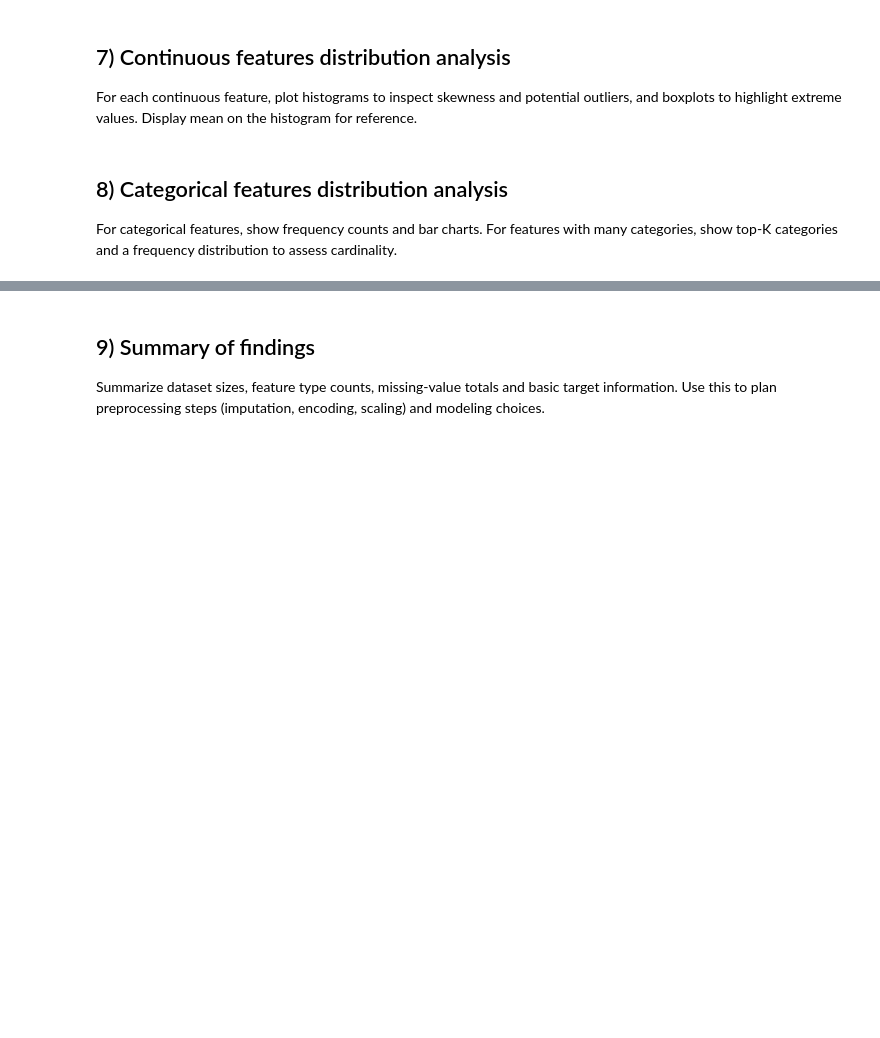
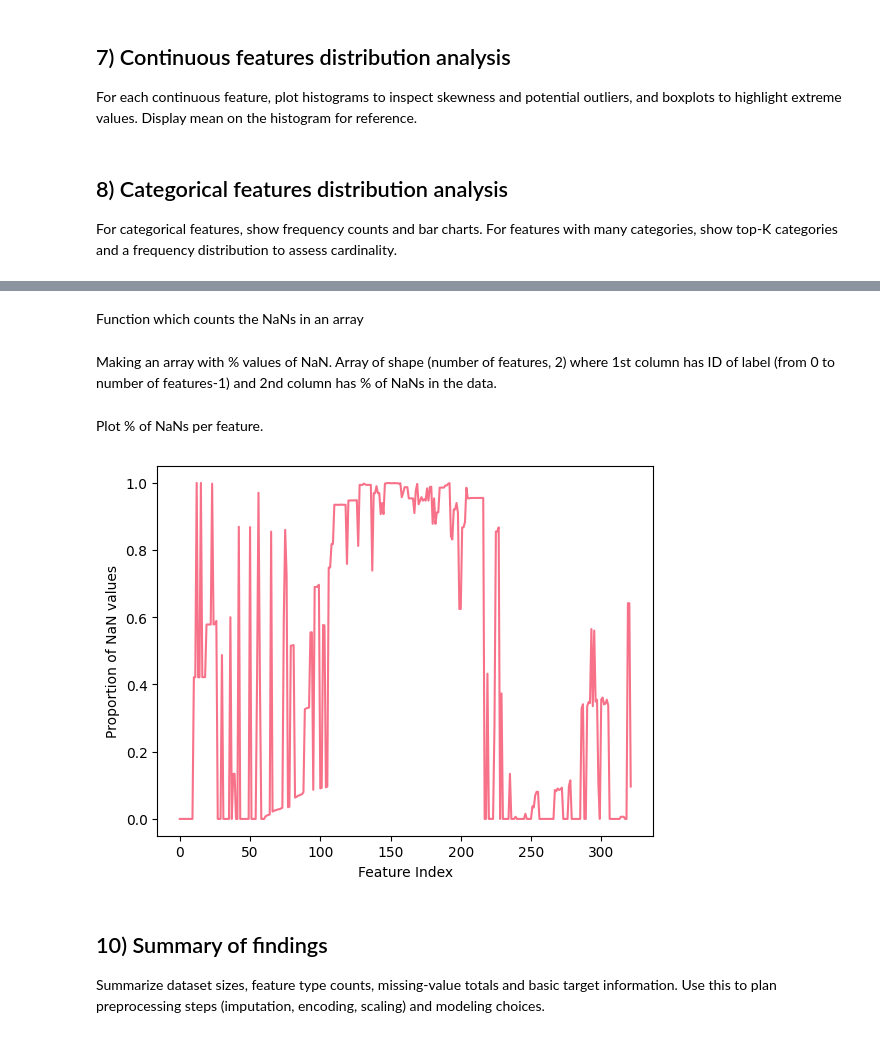
Before and after one commit to Lluc24/CardioRisk, a Jupyter notebook: data_cleaning.ipynb, the cells around one changed output, grey strips where cells are left out. Drawn from its saved outputs; the diff is of its cells as text; code cells hidden in the pictures; blank space fills up the shorter version.

```diff
--- a/data_cleaning.ipynb
+++ b/data_cleaning.ipynb
@@ -75,0 +92,4 @@ y_train DataFrame:
+# %%
+# define sample to be taken for analysis
+row_n_start=0
+row_n_final=15000
@@ -75,0 +98,5 @@ y_train DataFrame:
+# %%
+# make numpy sub_arrays
+x_train_sample=x_train[row_n_start:row_n_final,:]
+x_test_sample=x_test[row_n_start:row_n_final,:]
+y_train_sample=y_train[row_n_start:row_n_final,:]
@@ -320,5 +356,39 @@ else:
+# %% [markdown]
+Function which counts the NaNs in an array
+# %%
+def how_many_nans(array):
+
+    nan_present=np.isnan(array)
+    nan_number=np.sum(nan_present)
+
+    return nan_number
+# %% [markdown]
+Making an array with % values of NaN. Array of shape (number of features, 2) where 1st column has ID of label (from 0 to number of features-1) and 2nd column has % of NaNs in the data.
+# %%
+# making an ID array
+info_arr=np.zeros((x_train.shape[1],2))
+
+# add label IDs
+for i in range(x_train.shape[1]):
+    info_arr[i][0]=i
+
+
+# Function which counts the NaNs in an array
+for i in range(x_train_sample.shape[1]):
+    array1=x_train_sample[:,i]
+    nn=how_many_nans(array1)
+    info_arr[i][1]=(nn/x_train_sample.shape[0])
+# %% [markdown]
+Plot % of NaNs per feature.
+# %%
+plt.plot(info_arr[:,0],info_arr[:,1])
+plt.xlabel('Feature Index')
+plt.ylabel('Proportion of NaN values')
+plt.show()
+# %% [output]
+[figure, added]
 # %% [markdown]
-## 9) Summary of findings
+## 10) Summary of findings
 
 Summarize dataset sizes, feature type counts, missing-value totals and basic target information. Use this to plan preprocessing steps (imputation, encoding, scaling) and modeling choices.
 # %%
```
Also changed, not shown: parts of 17 cells of this notebook.
